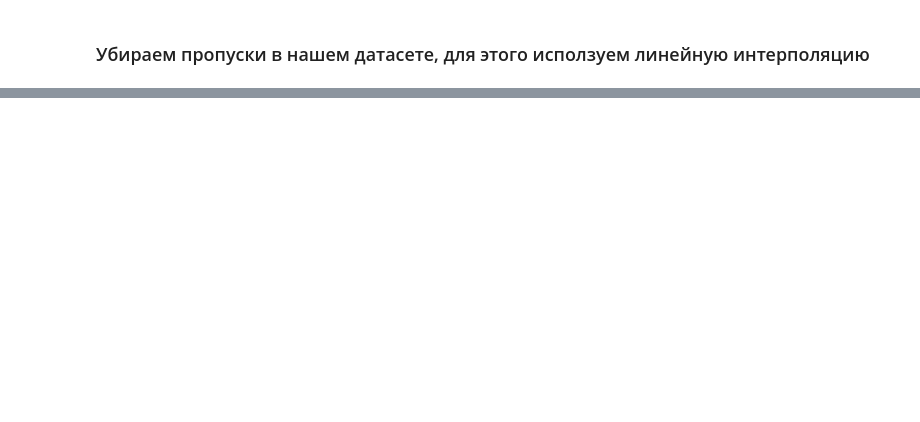
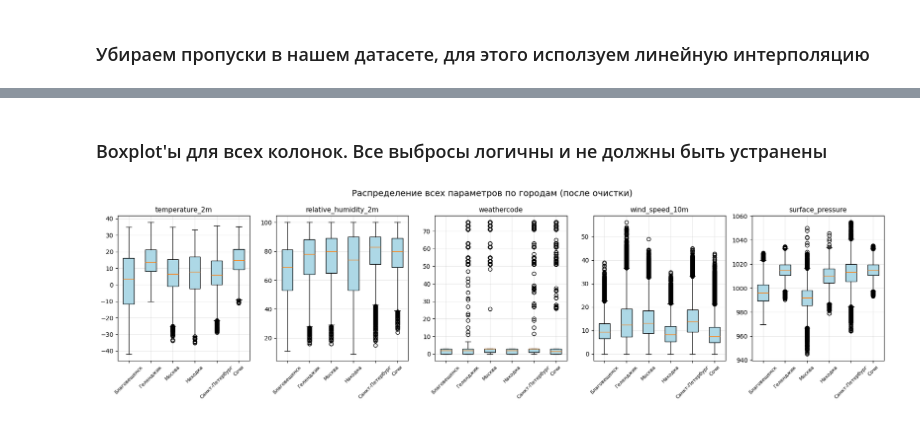
Before and after one commit to chubinho/Lab-2-Frameworks, a Jupyter notebook: lab2.ipynb, the cells around one changed output, grey strips where cells are left out. Saved outputs shown, nothing was run; the diff lists cells and outputs as text; code cells hidden in the pictures; blank space fills up the shorter version.

```diff
--- a/lab2.ipynb
+++ b/lab2.ipynb
@@ -218,2 +283,8 @@ memory usage: 28.3 MB
 # %%
+IQR_K = 3.0
+
+print("Статистика температуры до обработки:")
+for city in sorted(df_all['city'].unique()):
+    temps = df_all[df_all['city'] == city]['temperature_2m']
+    print(f"{city:20} | мин={temps.min():6.1f}C | макс={temps.max():6.1f}C")
 # %% [output]
@@ -220,0 +373,5 @@ KeyError: 'city'
+# %%
+print("\nСтатистика температуры после обработки:")
+for city in sorted(df_all['city'].unique()):
+    temps = df_all[df_all['city'] == city]['temperature_2m']
+    print(f"{city:20} | мин={temps.min():6.1f}C | макс={temps.max():6.1f}C")
@@ -220,0 +418,10 @@ KeyError: 'city'
+# %%
+for col in numeric_cols:
+    print(f"{col}:")
+    print(f"{'Город':<20} {'Мин':>10} {'Макс':>10} {'Q1':>10} {'Q3':>10} {'Медиана':>10}")
+
+    for city in sorted(df_all['city'].unique()):
+        vals = df_all[df_all['city'] == city][col]
+        print(f"{city:<20} {vals.min():>10.1f} {vals.max():>10.1f} "
+              f"{vals.quantile(0.25):>10.1f} {vals.quantile(0.75):>10.1f} "
+              f"{vals.median():>10.1f}")
@@ -220,0 +446,28 @@ KeyError: 'city'
+# %% [markdown]
+### Boxplot'ы для всех колонок. Все выбросы логичны и не должны быть устранены
+# %%
+fig, axes = plt.subplots(1, len(numeric_cols), figsize=(18, 5))
+if len(numeric_cols) == 1:
+    axes = [axes]
+
+city_order = sorted(df_all['city'].unique())
+
+for idx, col in enumerate(numeric_cols):
+    ax = axes[idx]
+    data = [df_all[df_all['city'] == city][col].dropna()
+            for city in city_order]
+    bp = ax.boxplot(data, tick_labels=city_order, patch_artist=True)
+
+    for patch in bp['boxes']:
+        patch.set_facecolor('lightblue')
+
+    ax.set_title(col, fontsize=11)
+    ax.tick_params(axis='x', rotation=45, labelsize=8)
+    ax.grid(True, alpha=0.3)
+
+plt.suptitle(
+    'Распределение всех параметров по городам (после очистки)', fontsize=14)
+plt.tight_layout()
+plt.show()
+# %% [output]
+[figure, added]
```
Also changed, not shown: parts of 59 cells of this notebook.
